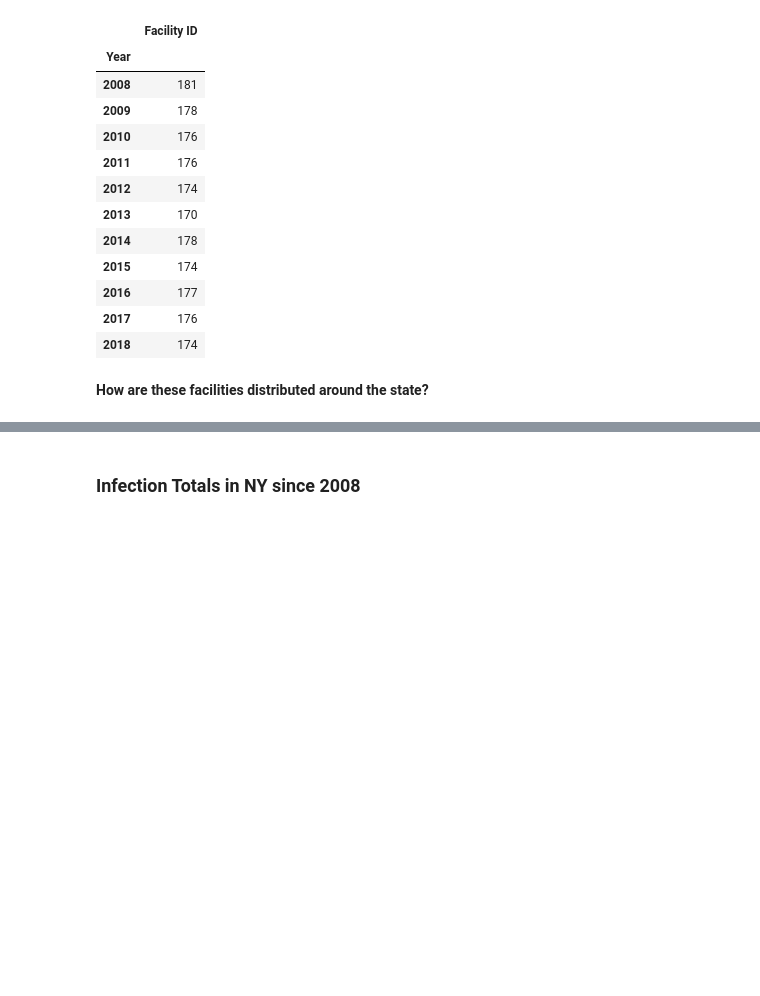
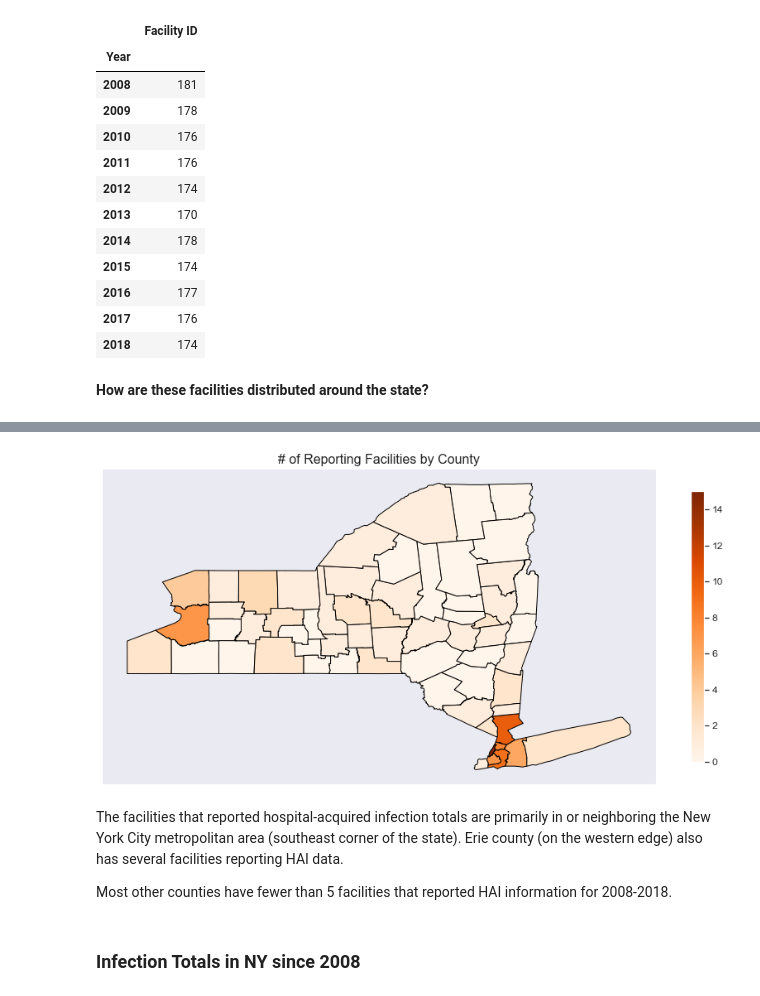
Before and after one commit to bethperry/HAI_Analysis, a Jupyter notebook: NY_Hospital_Acquired_Infections_2008-2018.ipynb, the cells around one changed output, grey strips where cells are left out. Saved outputs shown, nothing was run; the diff lists cells and outputs as text; code cells hidden in the pictures; blank space fills up the shorter version.

Commit message:
added county map

```diff
--- a/NY_Hospital_Acquired_Infections_2008-2018.ipynb
+++ b/NY_Hospital_Acquired_Infections_2008-2018.ipynb
@@ -507,3 +496,70 @@ pd.DataFrame(county_group['Facility ID'].nunique().sort_values(ascending = False
+# %%
+# Read the shapefile that contains NY counties
+data_in_shapefile = shapefile.Reader('./shapefiles/tl_2010_36_county10/tl_2010_36_county10')
+
+# Get the attributes and geometry for each record in the shapefile
+attributes = []
+geometry = []
+field_names = [field[0] for field in data_in_shapefile.fields[1:]]
+
+for row in data_in_shapefile.shapeRecords():
+    geometry.append(shape(row.shape.__geo_interface__))
+    attributes.append(dict(zip(field_names, row.record)))
+
+# Populate a geopandas dataframe
+gdf = gpd.GeoDataFrame(data = attributes, geometry = geometry)
+gdf.head()
+
+# Count facilities by county (include all counties, even if they have no facilities)
+all_ny_counties = list(gdf['NAME10'])
+new_dict = {
+    'County': [],
+    'Facilities': []
+}
+for county in all_ny_counties:
+    new_dict['County'].append(county)
+    new_dict['Facilities'].append(infections_df[infections_df['County Name'] == county]['Facility ID'].nunique())
+
+county_df = pd.DataFrame.from_dict(new_dict)
+county_df.head()
+
+# Merge in facilities totals by county name
+gdf = pd.merge(gdf, county_df, how='left',
+        left_on='NAME10', right_on='County')
+
+# Drop redundant columns
+gdf.drop('County', axis = 1, inplace = True)
+
+# Get min and max facility counts (will be used to define the map color range so it spans range of facility count values)
+vmin = gdf['Facilities'].min()
+vmax = gdf['Facilities'].max()
+palette = 'Oranges'
+
+# PLOT THE MAP
+# This is a Choropleth map (map where the color of each shape is based on the value of an associated variable)
+ax = gdf.plot(column = 'Facilities', cmap = palette, edgecolor = 'black', figsize = (15,15), linewidth = 1)
+fig = ax.get_figure()
+
+# Create a ScalarMappable object and use the set_array() function to add the facility counts to it
+sm = matplotlib.cm.ScalarMappable(cmap = palette, norm = Normalize(vmin = vmin, vmax = vmax))
+sm.set_array(gdf['Facilities'])
+
+# Then pass the ScalarMappable object to the colorbar() function
+# Set the shrink argument to 0.4 so the colorbar is slightly smaller than the map
+fig.colorbar(sm, shrink = 0.4)
+
+# Add a title and hide axis ticks and labels
+plt.title('# of Reporting Facilities by County')
+ax.axes.xaxis.set_ticks([])
+ax.axes.yaxis.set_ticks([])
+
+plt.show()
+# %% [output]
+[figure, added]
+# %% [markdown]
+The facilities that reported hospital-acquired infection totals are primarily in or neighboring the New York City metropolitan area (southeast corner of the state). Erie county (on the western edge) also has several facilities reporting HAI data.
+
+Most other counties have fewer than 5 facilities that reported HAI information for 2008-2018.
 # %% [markdown]
 ### Infection Totals in NY since 2008
 # %% [markdown]
```
Also changed, not shown: parts of 10 cells of this notebook.
